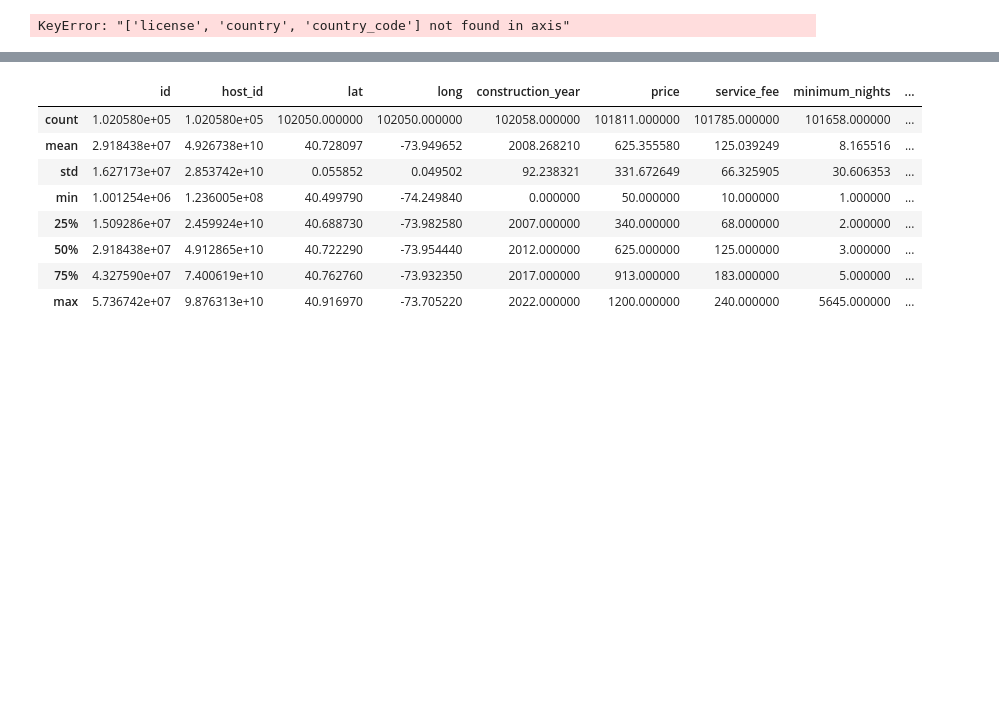
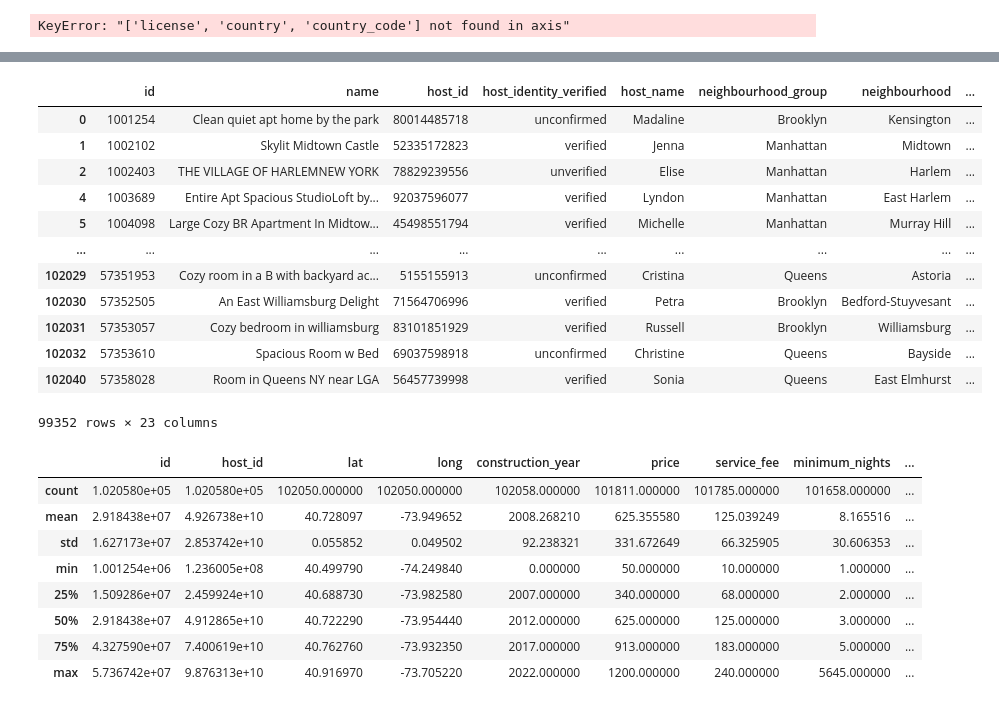
Before and after one commit to lapiceroazul4/Airbnb_Data_Analysis, a Jupyter notebook: airbnb/main_def_MySql.ipynb, the cells around one changed output, grey strips where cells are left out. Cells and saved outputs as stored; diff of their text form; code cells hidden in the pictures; blank space fills up the shorter version.

```diff
--- a/airbnb/main_def_MySql.ipynb
+++ b/airbnb/main_def_MySql.ipynb
@@ -488,3 +501,20 @@ df_airbnb["minimum_nights"] = df_airbnb["minimum_nights"].abs()
+# %%
+df_airbnb=df_airbnb.dropna()
+df_airbnb
+# %% [output]
+|  | id | name | host_id | host_identity_verified | host_name | neighbourhood_group | neighbourhood | ... |
+| 0 | 1001254 | Clean quiet apt home by the park | 80014485718 | unconfirmed | Madaline | Brooklyn | Kensington | ... |
+| 1 | 1002102 | Skylit Midtown Castle | 52335172823 | verified | Jenna | Manhattan | Midtown | ... |
+| 2 | 1002403 | THE VILLAGE OF HARLEMNEW YORK | 78829239556 | unverified | Elise | Manhattan | Harlem | ... |
+| 4 | 1003689 | Entire Apt Spacious StudioLoft by... | 92037596077 | verified | Lyndon | Manhattan | East Harlem | ... |
+| 5 | 1004098 | Large Cozy BR Apartment In Midtow... | 45498551794 | verified | Michelle | Manhattan | Murray Hill | ... |
+| ... | ... | ... | ... | ... | ... | ... | ... | ... |
+| 102029 | 57351953 | Cozy room in a B with backyard ac... | 5155155913 | unconfirmed | Cristina | Queens | Astoria | ... |
+| 102030 | 57352505 | An East Williamsburg Delight | 71564706996 | verified | Petra | Brooklyn | Bedford-Stuyvesant | ... |
+| 102031 | 57353057 | Cozy bedroom in williamsburg | 83101851929 | verified | Russell | Brooklyn | Williamsburg | ... |
+| 102032 | 57353610 | Spacious Room w Bed | 69037598918 | unconfirmed | Christine | Queens | Bayside | ... |
+| 102040 | 57358028 | Room in Queens NY near LGA | 56457739998 | verified | Sonia | Queens | East Elmhurst | ... |
+99352 rows × 23 columns
 # %%
 df_airbnb.describe(include=[np.number])
 # %% [output]
```
Also changed, not shown: parts of 12 cells of this notebook, 1 other file.
